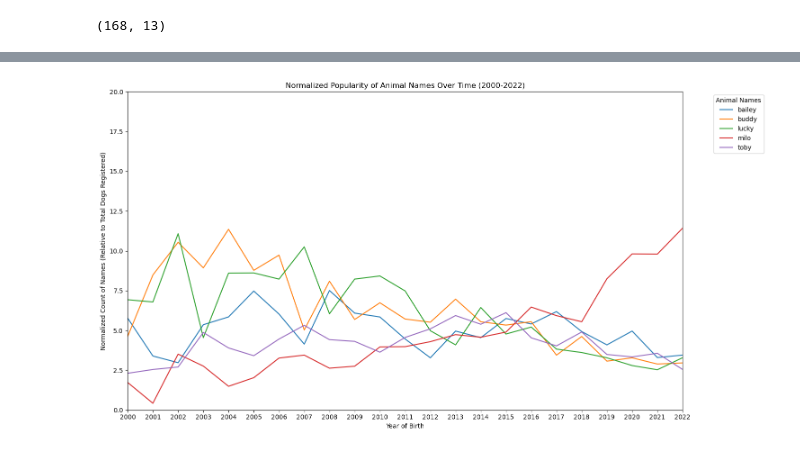
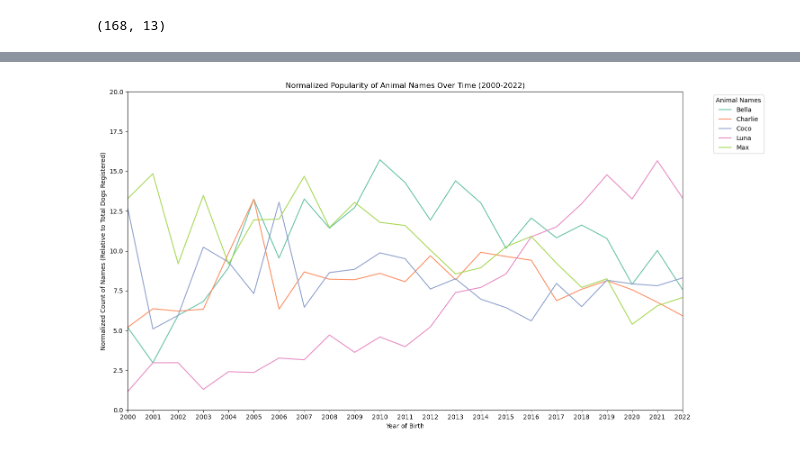
Before and after one commit to katyakraft/project_1, a Jupyter notebook: merged_database.ipynb, the cells around one changed output, grey strips where cells are left out. Drawn from its saved outputs; the diff is of its cells as text; code cells hidden in the pictures.

Commit message:
Adding my visuals

```diff
--- a/merged_database.ipynb
+++ b/merged_database.ipynb
@@ -648,6 +548,12 @@ for breed, data in dog_data.items():
 
         for column, value in data.items():
             merged_df.loc[merged_df['breed_group'] == breed, column] = value
+
+#capitalize names
+merged_df['animal_name'] = merged_df['animal_name'].str.capitalize()
+
+#drop unused columns
+merged_df = merged_df.drop(["lifespan","temperament", "height", "bred_for", "origin", "zipcode"], axis=1)
 # %%
 merged_df.head()
 # %% [output]
@@ -666 +599,3 @@ top_names = merged_df['animal_name'].value_counts().head(20)
+# %%
+top_names = ["Bella", "Max", "Charlie", "Luna", "Coco"]
 # %%
@@ -674,0 +622,6 @@ total_dogs_per_year = merged_df.groupby('animal_birthyear')['animal_name'].count
+# %%
+  #remove invalid birth years
+merged_df['animal_birthyear'] = pd.to_numeric(merged_df['animal_birthyear'], errors='coerce')
+#create a copy with valid birth years
+only_with_birthyear_df = merged_df.dropna(subset=['animal_birthyear'])
+only_with_birthyear_df['animal_birthyear'] = pd.to_numeric(only_with_birthyear_df['animal_birthyear'].astype(int), errors='coerce')
@@ -711,7 +668,7 @@ result
 
 # Filter the DataFrame for years from 2000
 filtered_df = only_with_birthyear_df[only_with_birthyear_df['animal_birthyear'] >= 2000]
-
+filtered_df['animal_birthyear'] = filtered_df['animal_birthyear'].astype(int)
 # Calculate total dogs registered per year for the filtered DataFrame
 total_dogs_per_year = filtered_df.groupby('animal_birthyear')['animal_name'].count()
 
@@ -751,20 +713,31 @@ normalized_result.head(50)
 # %%
+import seaborn as sns
+
+# Generate the color palette
+color = sns.color_palette('Set2', len(normalized_result.columns))
+
 # Plot the normalized data
-normalized_result.T.plot(figsize=(15, 8))
+normalized_result.T.plot(figsize=(15, 8), color=color)
+
 plt.title('Normalized Popularity of Animal Names Over Time (2000-2022)')
 plt.xlabel('Year of Birth')
 plt.ylabel('Normalized Count of Names (Relative to Total Dogs Registered)')
 plt.xlim(2000, 2022)  # Keep the x-axis range the same
 plt.ylim(0, 20)  # Set the y-axis limits
 
 # Set x-ticks to be integer years only
 plt.xticks(range(2000, 2023))  # Adjust the range according to your data
 
+# Add the legend outside the plot
 plt.legend(title='Animal Names', bbox_to_anchor=(1.05, 1), loc='upper left')
+
+# Ensure layout fits well
 plt.tight_layout()
+
+# Display the plot
 plt.show()
 # %% [output]
-[figure, old version]
+[figure, new version]
 # %%
 
 
```
Also changed, not shown: parts of 31 cells of this notebook, 1 other file.
